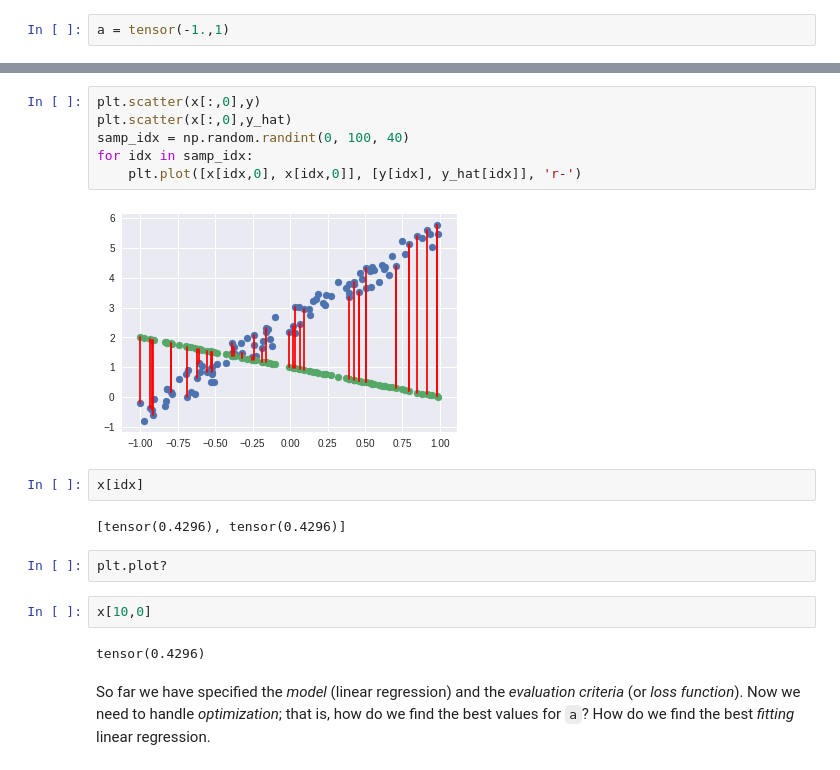
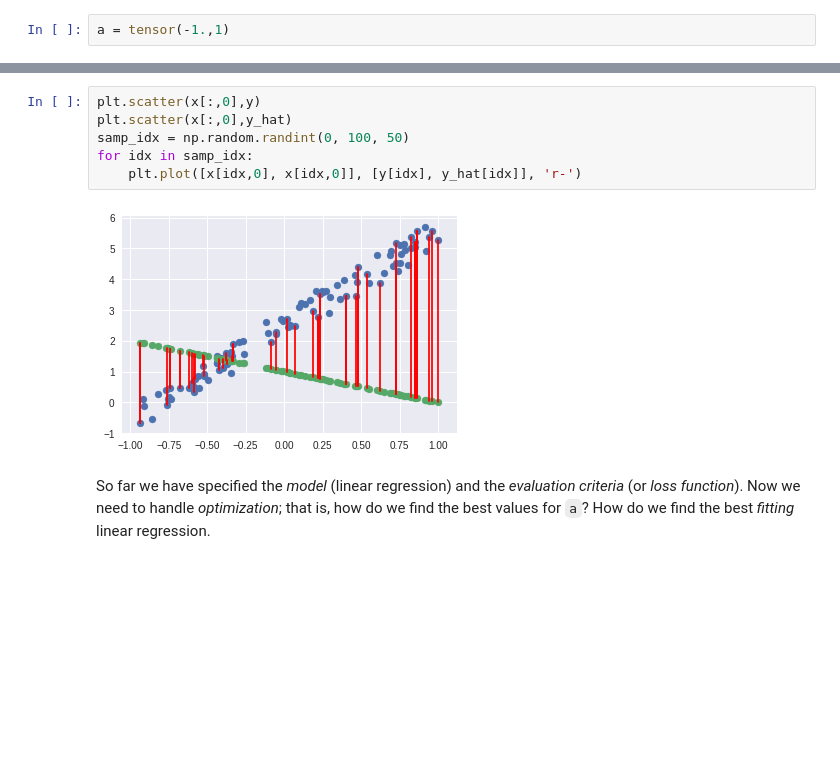
Before and after one commit to glasslion/fastai-course-v3, a Jupyter notebook: nbs/dl1/lesson2-sgd-me.ipynb, the cells around one changed output, grey strips where cells are left out. Cells and saved outputs as stored; diff of their text form; blank space fills up the shorter version.

```diff
--- a/nbs/dl1/lesson2-sgd-me.ipynb
+++ b/nbs/dl1/lesson2-sgd-me.ipynb
@@ -54,21 +54,11 @@ tensor(7.2101)
 # %%
 plt.scatter(x[:,0],y)
 plt.scatter(x[:,0],y_hat)
-samp_idx = np.random.randint(0, 100, 40)
+samp_idx = np.random.randint(0, 100, 50)
 for idx in samp_idx:
     plt.plot([x[idx,0], x[idx,0]], [y[idx], y_hat[idx]], 'r-')
 # %% [output]
-[figure, old version]
+[figure, new version]
-# %%
-x[idx]
-# %% [output]
-[tensor(0.4296), tensor(0.4296)]
-# %%
-plt.plot?
-# %%
-x[10,0]
-# %% [output]
-tensor(0.4296)
 # %% [markdown]
 So far we have specified the *model* (linear regression) and the *evaluation criteria* (or *loss function*). Now we need to handle *optimization*; that is, how do we find the best values for `a`? How do we find the best *fitting* linear regression.
 # %% [markdown]
```
Also changed, not shown: parts of 6 cells of this notebook.
